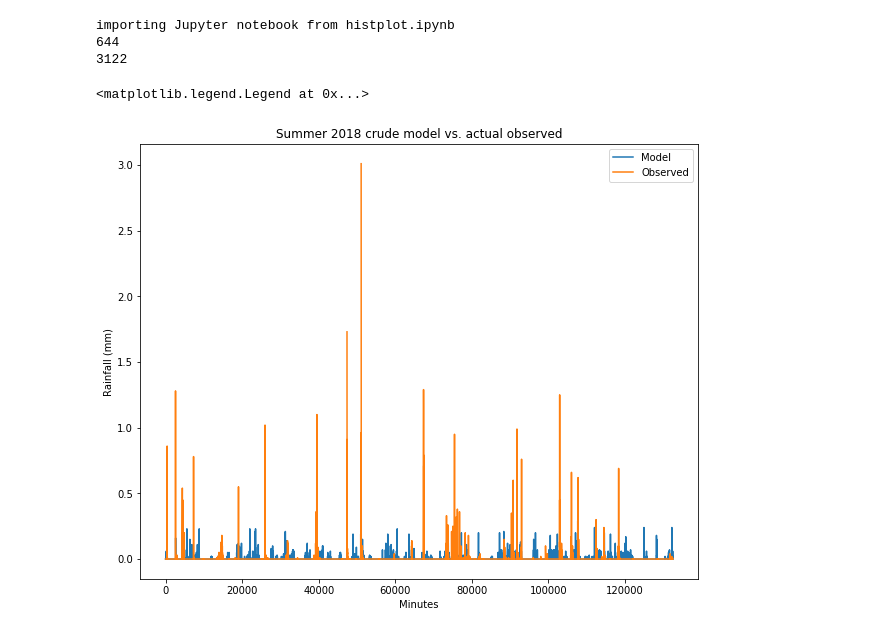
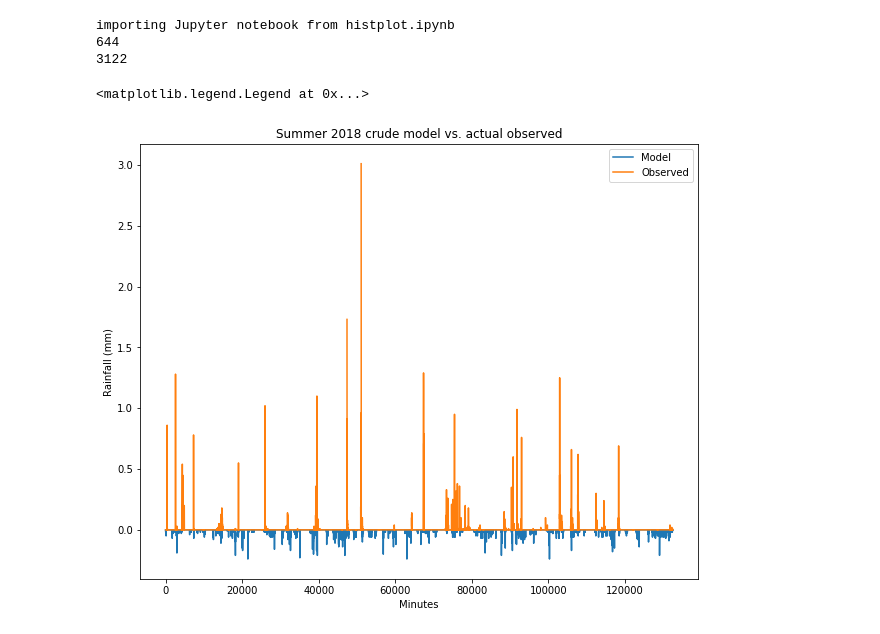
Before and after one commit to zhangt3-e/senior_thesis, a Jupyter notebook: Code/Simulation.ipynb, the cells around one changed output. Cells and saved outputs as stored; diff of their text form; code cells hidden in the pictures.

```diff
--- a/Code/Simulation.ipynb
+++ b/Code/Simulation.ipynb
@@ -175,12 +182,12 @@ def model_1(data, amount, howmuch):
 sample_output, compare_data = model_1(Summer18, 5000, 1)
 # %%
 plt.figure(figsize = (10, 8))
-plt.plot(sample_output)
+plt.plot(-sample_output)
 plt.plot(compare_data)
 plt.title('Summer 2018 crude model vs. actual observed')
 plt.xlabel('Minutes')
 plt.ylabel('Rainfall (mm)')
 plt.legend(['Model', 'Observed'])
 # %% [output]
 <matplotlib.legend.Legend at 0x...>
-[figure, old version]
+[figure, new version]
```
Also changed, not shown: parts of 17 cells of this notebook, 2 other files.
